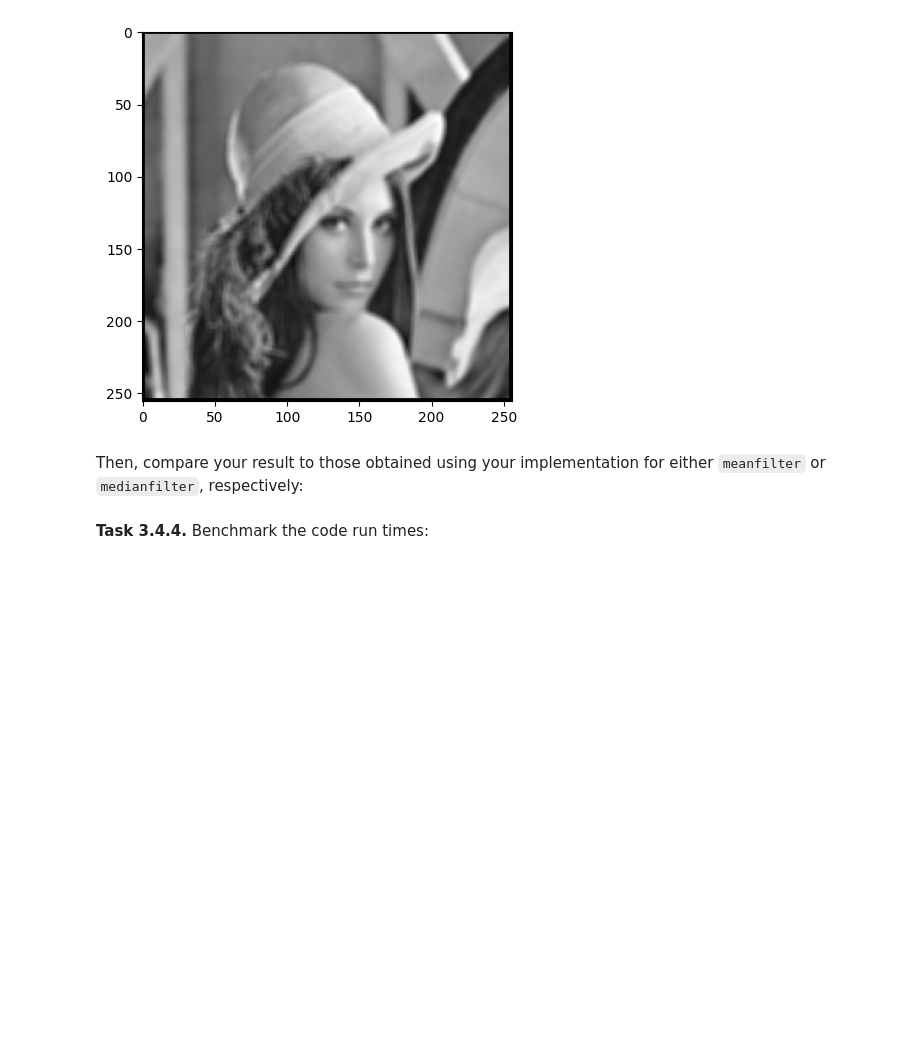
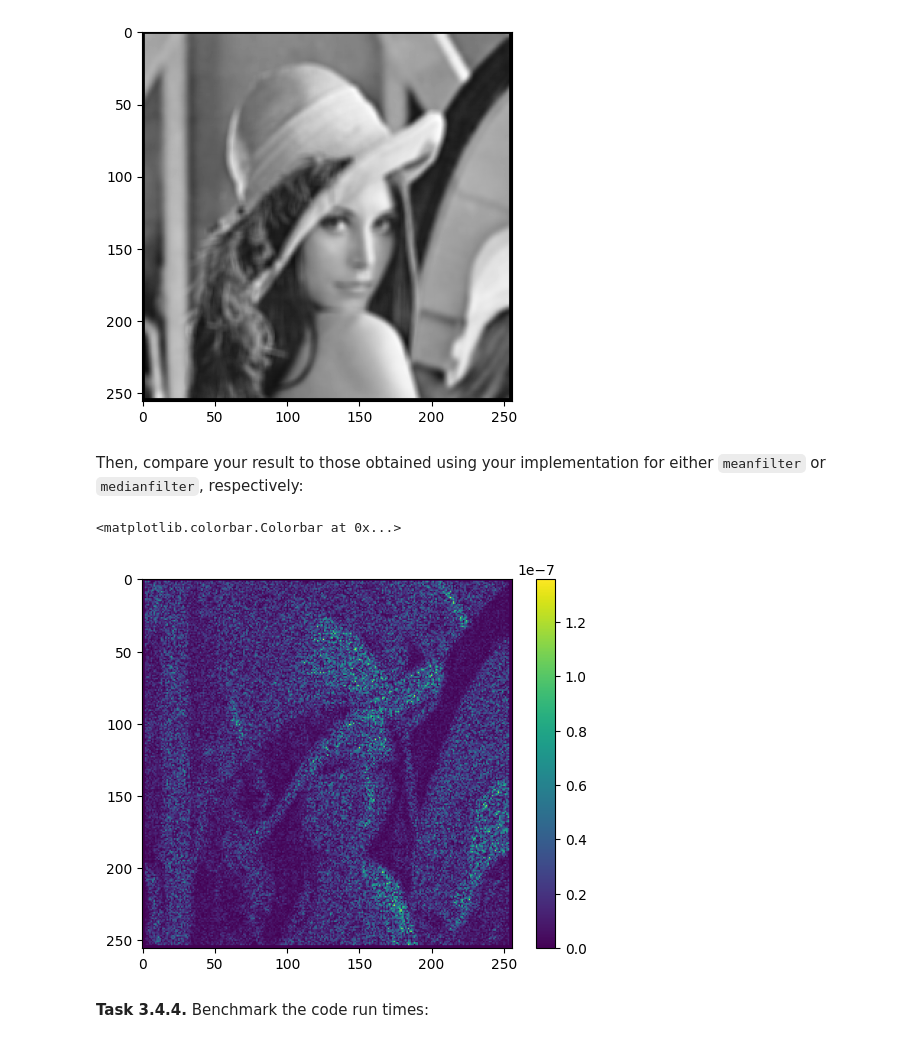
Before and after one commit to Pascalfuchs-meh/mobi-fs3-python, a Jupyter notebook: task3.ipynb, the cells around one changed output. Saved outputs shown, nothing was run; the diff lists cells and outputs as text; code cells hidden in the pictures; blank space fills up the shorter version.

```diff
--- a/task3.ipynb
+++ b/task3.ipynb
@@ -168,3 +168,12 @@ plt.imshow(lenaf, 'gray')
 [figure]
 # %% [markdown]
 Then, compare your result to those obtained using your implementation for either `meanfilter` or `medianfilter`, respectively:
+# %%
+diff = numpy.abs(lena_mean - lenaf)
+plt.imshow(diff)
+plt.colorbar()
+#plt.ylim(50, 0)
+#plt.xlim(0, 50)
+# %% [output]
+<matplotlib.colorbar.Colorbar at 0x...>
+[figure, added]
```
Also changed, not shown: parts of 5 cells of this notebook.
